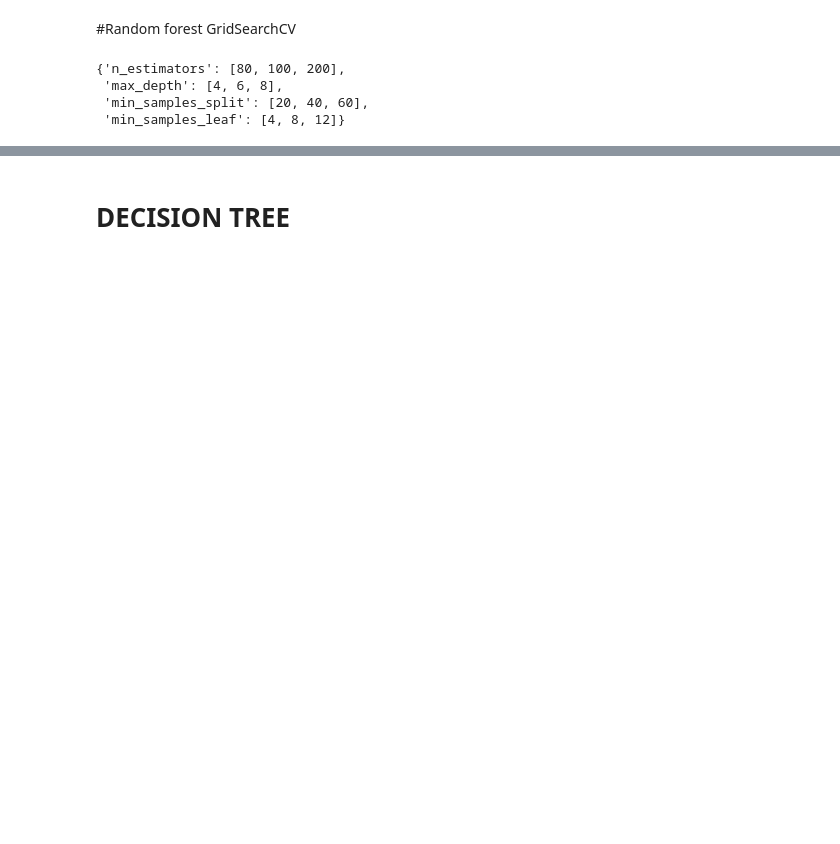
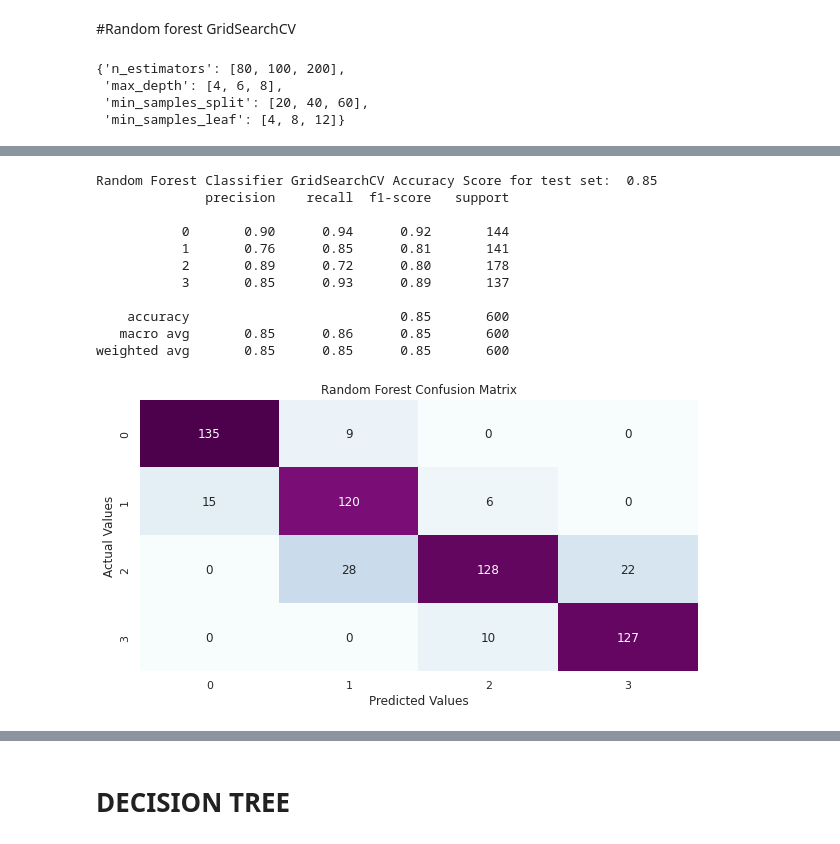
Before and after one commit to preetikhullbe/mobile-price-prediction, a Jupyter notebook: Mobile_price_prediction.ipynb, the cells around one changed output, grey strips where cells are left out. Saved outputs shown, nothing was run; the diff lists cells and outputs as text; code cells hidden in the pictures; blank space fills up the shorter version.

```diff
--- a/Mobile_price_prediction.ipynb
+++ b/Mobile_price_prediction.ipynb
@@ -554,3 +592,20 @@ y_pred_rf=rf_optimal_model.predict(X_test)
+# %%
+#Let us apply the function for the accuracy metrics
+print('Random Forest Classifier GridSearchCV Accuracy Score for test set: ',accuracy_score(y_test,y_pred_test))
+cm_rf=my_confusion_matrix(y_test, y_pred_test, 'Random Forest Confusion Matrix')
+# %% [output]
+Random Forest Classifier GridSearchCV Accuracy Score for test set:  0.85
+              precision    recall  f1-score   support
+
+           0       0.90      0.94      0.92       144
+           1       0.76      0.85      0.81       141
+           2       0.89      0.72      0.80       178
+           3       0.85      0.93      0.89       137
+
+    accuracy                           0.85       600
+   macro avg       0.85      0.86      0.85       600
+weighted avg       0.85      0.85      0.85       600
+[figure, added]
 # %%
 features = X_train.columns
 importances = rf_optimal_model.feature_importances_
```
Also changed, not shown: parts of 34 cells of this notebook.
